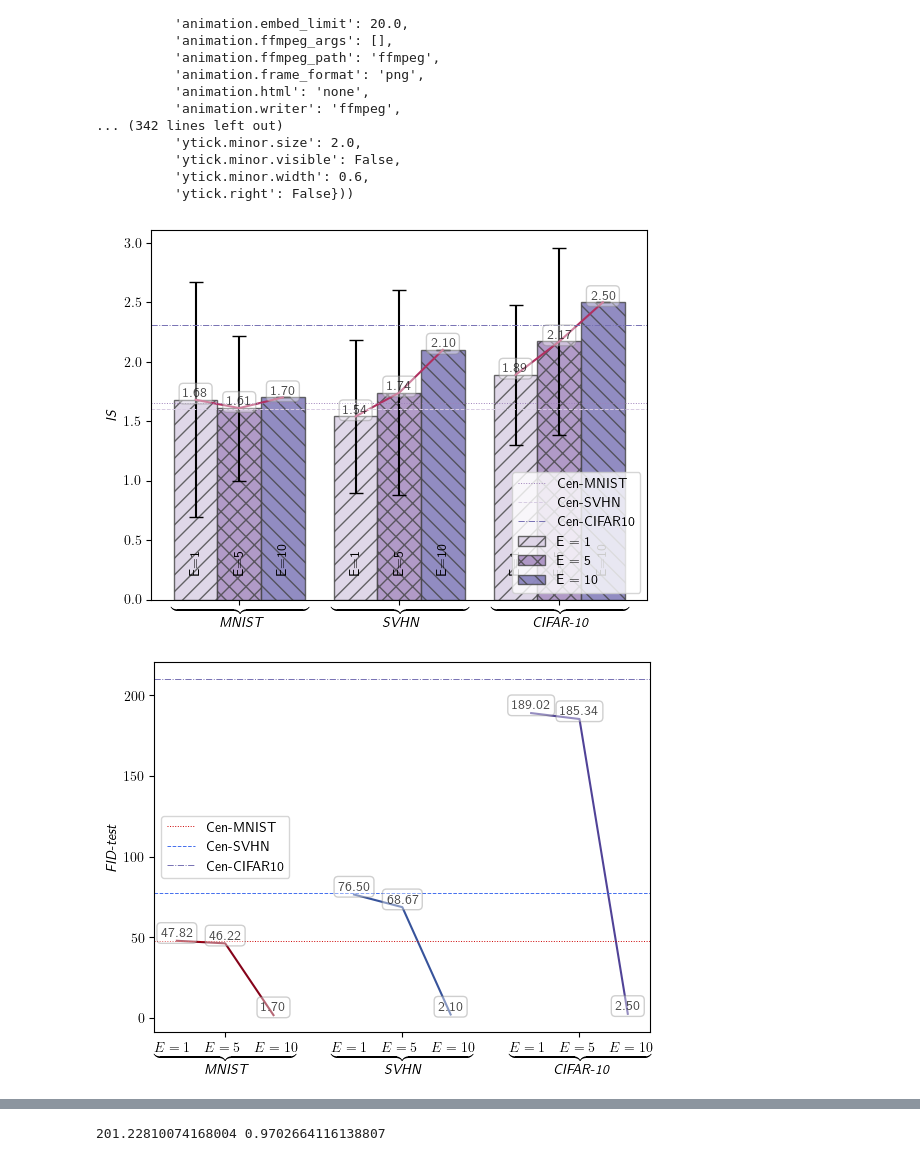
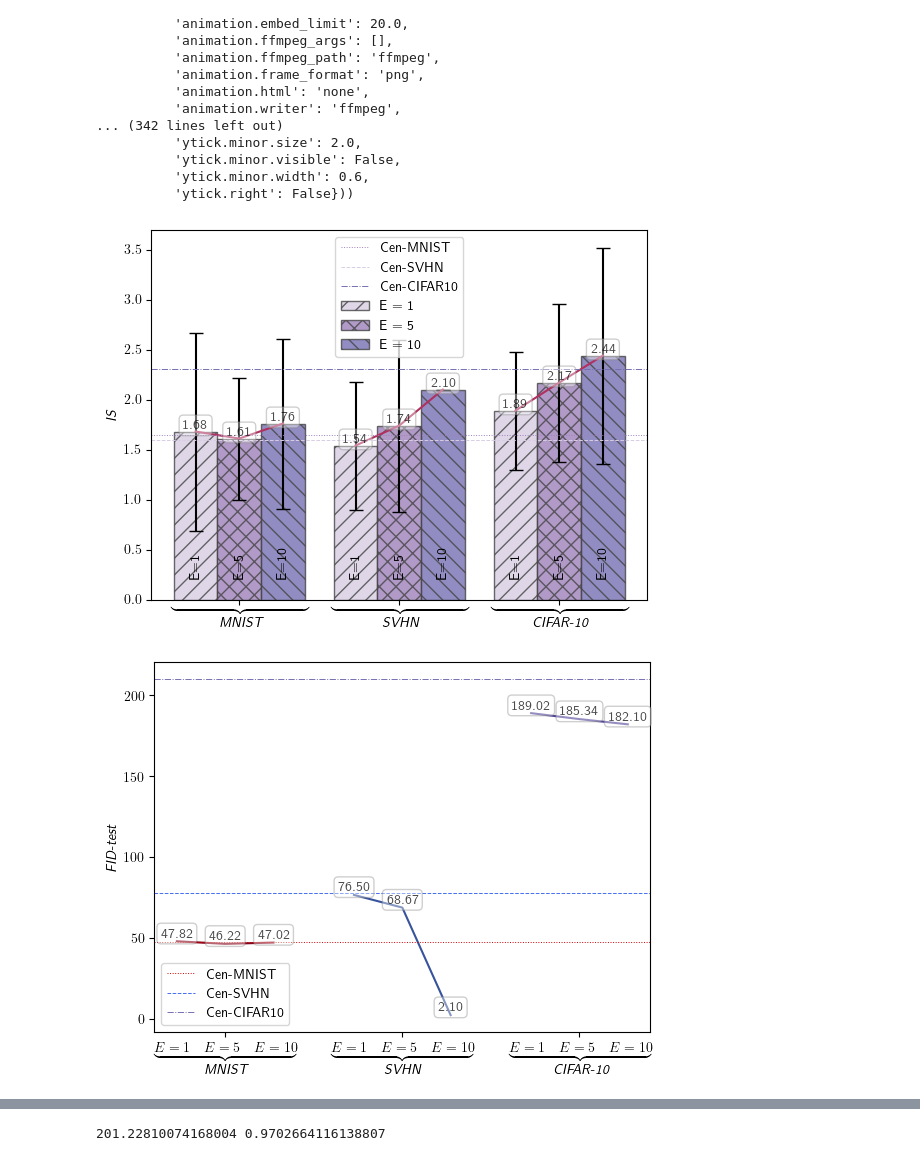
Before and after one commit to JevenM/fedatt-main, a Jupyter notebook: src/test.ipynb, the cells around one changed output, grey strips where cells are left out. Cells and saved outputs as stored; diff of their text form; code cells hidden in the pictures.

```diff
--- a/src/test.ipynb
+++ b/src/test.ipynb
@@ -123,8 +123,8 @@ std1 = [0.99, 0.64, 0.59]
 values2 = [1.61, 1.74, 2.17]
 std2 = [0.61, 0.86, 0.79]
 # E=10
-values3 = [1.7, 2.1, 2.5]
-std3 = [0, 0, 0]
+values3 = [1.76, 2.1, 2.44]
+std3 = [0.85, 0, 1.08]
 
 # 绘制条形图
 fig, ax = plt.subplots()
@@ -165,34 +165,34 @@ for j in range(len(values3)):
     ax.text(x_val + bar_width / 2, y_val, f'{y_val:.2f}', ha='center', va='bottom', alpha=0.7, bbox=dict(facecolor='white', edgecolor='#888', boxstyle='round,pad=0.3', alpha=0.4))
 
 # 添加虚线
 # mnist
 dash_line_pos1 = 1.65
 ax.axhline(y=dash_line_pos1, color='#9E81BA', linestyle=':', label='Cen-MNIST', linewidth=0.7)
 # svhn
 dash_line_pos2 = 1.60
 ax.axhline(y=dash_line_pos2, color='#D8CDE3', linestyle='--', label='Cen-SVHN', linewidth=0.7)
 # cifar10
 dash_line_pos3 = 2.31
 ax.axhline(y=dash_line_pos3, color='#7670B3', linestyle='-.', label='Cen-CIFAR10', linewidth=0.7)
 
 
 
 # 设置标签和标题
 # ax.set_xlabel('Dataset under different local epochs $E$')
 ax.set_ylabel(r'$\emph{IS}$')
 # ax.set_title('Bar Chart with Connected Lines')
 
 # 设置X轴刻度
 ax.set_xticks(bar_positions1 + bar_width)
 ax.set_xticklabels(categories)
 
 # 显示图例
 ax.legend()
 plt.savefig("IS_local_epochs_dataset_ablation.pdf", dpi=300, bbox_inches='tight')
 # 显示图形
 plt.show()
 # %% [output]
-[figure, old version]
+[figure, new version]
 # %%
 # FID test global
 from __future__ import unicode_literals
@@ -210,7 +210,7 @@ values1 = [47.82, 76.50, 189.02]
 # E=5
 values2 = [46.22, 68.67, 185.34]
 # E=10
-values3 = [1.7, 2.1, 2.5]
+values3 = [47.02, 2.1, 182.10]
 
 # 绘制条形图
 fig, ax = plt.subplots()
@@ -272,7 +272,7 @@ plt.savefig("FID_test_dataset.pdf", dpi=300, bbox_inches='tight')
 # 显示图形
 plt.show()
 # %% [output]
-[figure, old version]
+[figure, new version]
 # %%
 # FID-train global
 from __future__ import unicode_literals
```
Also changed, not shown: parts of 1 cell of this notebook, 3 other files.
